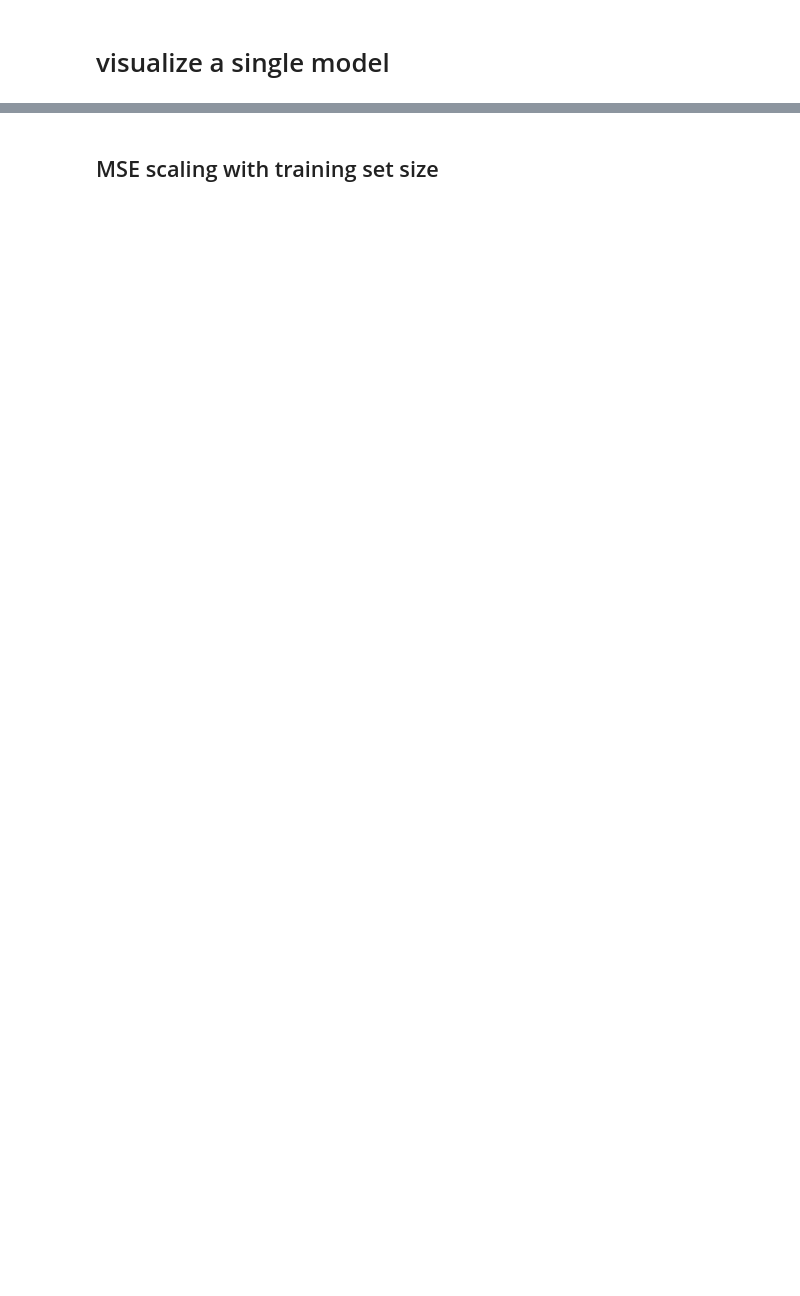
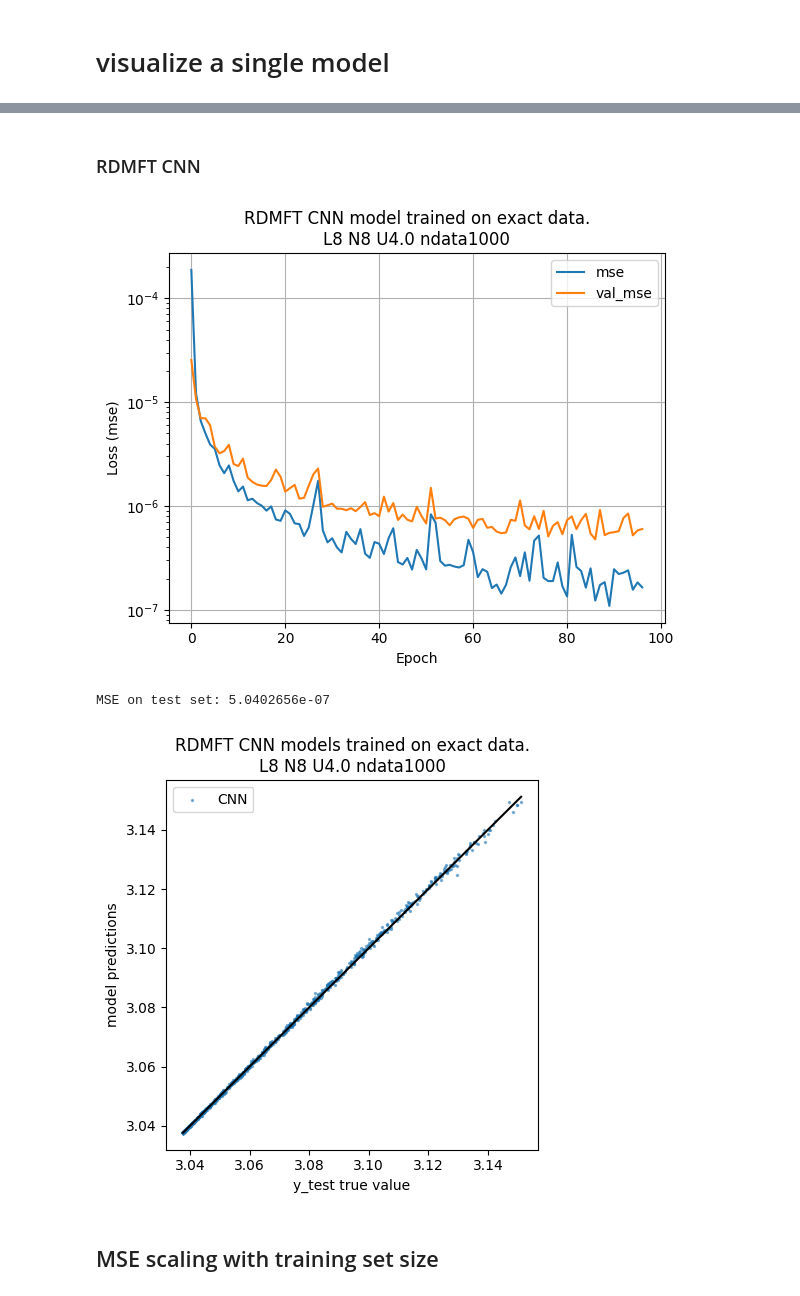
Before and after one commit to StefanoPolla/DFTQML, a Jupyter notebook: RDMFT-main/visualize-models.ipynb, the cells around one changed output, grey strips where cells are left out. Saved outputs shown, nothing was run; the diff lists cells and outputs as text; code cells hidden in the pictures; blank space fills up the shorter version.

```diff
--- a/RDMFT-main/visualize-models.ipynb
+++ b/RDMFT-main/visualize-models.ipynb
@@ -68,3 +93,27 @@ print("MSE on test set:", mse(model(test_densities), test_dft_energies))
+# %% [markdown]
+### RDMFT CNN
+# %%
+ndata = 1000
+
+# History plot
+plt.title("RDMFT CNN model trained on exact data.\n" f"L{L} N{N} U{U} ndata{ndata}")
+model, history_dict = dftqml.tfmodel.load_model(
+    rdmft_cnn_path(L, N, U, ndata, 0), get_history_dict=True
+)
+history_plot(history_dict)
+plt.show()
+
+
+# Performance plot
+plt.figure(figsize=plt.figaspect(1))
+plt.title("RDMFT CNN models trained on exact data.\n" f"L{L} N{N} U{U} ndata{ndata}")
+dftqml.utils.performance_plot(model, test_one_rdms, test_rdmft_energies, label="CNN", s=2, alpha=0.5)
+plt.legend()
+print("MSE on test set:", mse(model(test_one_rdms), test_rdmft_energies))
+# %% [output]
+[figure, added]
+MSE on test set: 5.0402656e-07
+[figure, added]
 # %% [markdown]
 ## MSE scaling with training set size
 # %%
```
Also changed, not shown: parts of 5 cells of this notebook, 3 other files.
